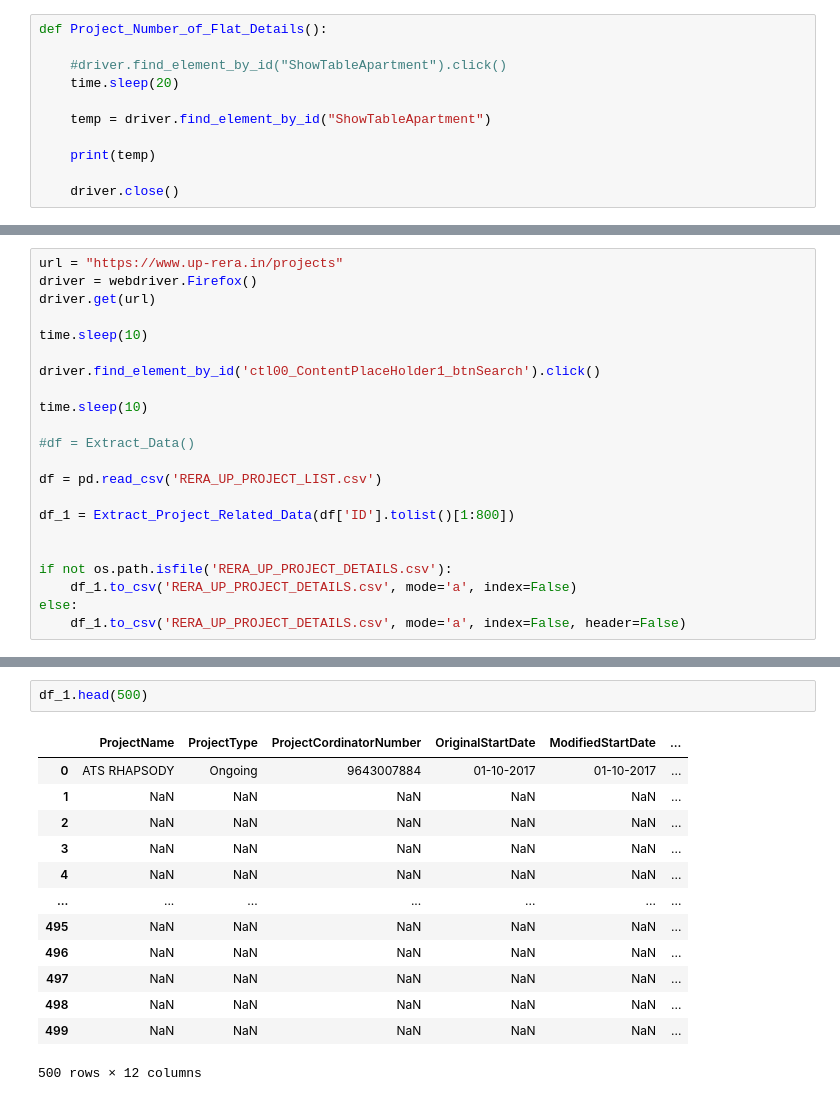
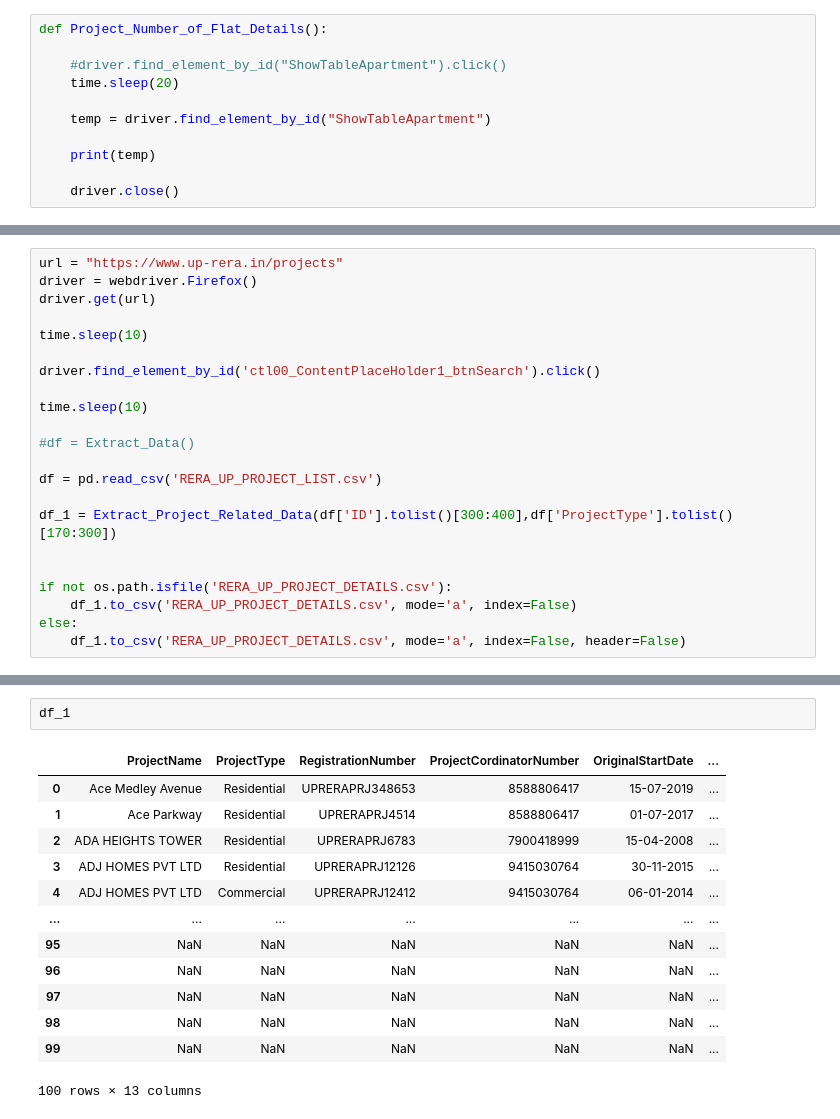
Before and after one commit to gp-kapil/WebScrapping, a Jupyter notebook: RERA_UP.ipynb, the cells around one changed output, grey strips where cells are left out. Cells and saved outputs as stored; diff of their text form.

Commit message:
parameters like RERA Regsitration Number and Project Type included

```diff
--- a/RERA_UP.ipynb
+++ b/RERA_UP.ipynb
@@ -316,7 +235,7 @@ time.sleep(10)
 
 df = pd.read_csv('RERA_UP_PROJECT_LIST.csv')
 
-df_1 = Extract_Project_Related_Data(df['ID'].tolist()[1:800])
+df_1 = Extract_Project_Related_Data(df['ID'].tolist()[300:400],df['ProjectType'].tolist()[170:300])
 
 
 if not os.path.isfile('RERA_UP_PROJECT_DETAILS.csv'):
@@ -329,19 +263,19 @@ else:
 # %%
-df_1.head(500)
+df_1
 # %% [output]
-|  | ProjectName | ProjectType | ProjectCordinatorNumber | OriginalStartDate | ModifiedStartDate | ... |
-| 0 | ATS RHAPSODY | Ongoing | 9643007884 | 01-10-2017 | 01-10-2017 | ... |
-| 1 | NaN | NaN | NaN | NaN | NaN | ... |
-| 2 | NaN | NaN | NaN | NaN | NaN | ... |
-| 3 | NaN | NaN | NaN | NaN | NaN | ... |
-| 4 | NaN | NaN | NaN | NaN | NaN | ... |
+|  | ProjectName | ProjectType | RegistrationNumber | ProjectCordinatorNumber | OriginalStartDate | ... |
+| 0 | Ace Medley Avenue | Residential | UPRERAPRJ348653 | 8588806417 | 15-07-2019 | ... |
+| 1 | Ace Parkway | Residential | UPRERAPRJ4514 | 8588806417 | 01-07-2017 | ... |
+| 2 | ADA HEIGHTS TOWER | Residential | UPRERAPRJ6783 | 7900418999 | 15-04-2008 | ... |
+| 3 | ADJ HOMES PVT LTD | Residential | UPRERAPRJ12126 | 9415030764 | 30-11-2015 | ... |
+| 4 | ADJ HOMES PVT LTD | Commercial | UPRERAPRJ12412 | 9415030764 | 06-01-2014 | ... |
 | ... | ... | ... | ... | ... | ... | ... |
-| 495 | NaN | NaN | NaN | NaN | NaN | ... |
-| 496 | NaN | NaN | NaN | NaN | NaN | ... |
-| 497 | NaN | NaN | NaN | NaN | NaN | ... |
-| 498 | NaN | NaN | NaN | NaN | NaN | ... |
-| 499 | NaN | NaN | NaN | NaN | NaN | ... |
+| 95 | NaN | NaN | NaN | NaN | NaN | ... |
+| 96 | NaN | NaN | NaN | NaN | NaN | ... |
+| 97 | NaN | NaN | NaN | NaN | NaN | ... |
+| 98 | NaN | NaN | NaN | NaN | NaN | ... |
+| 99 | NaN | NaN | NaN | NaN | NaN | ... |
-500 rows × 12 columns
+100 rows × 13 columns
 # %%
 df = pd.read_csv('RERA_UP_PROJECT_DETAILS.csv')
 df
```
Also changed, not shown: parts of 8 cells of this notebook.
